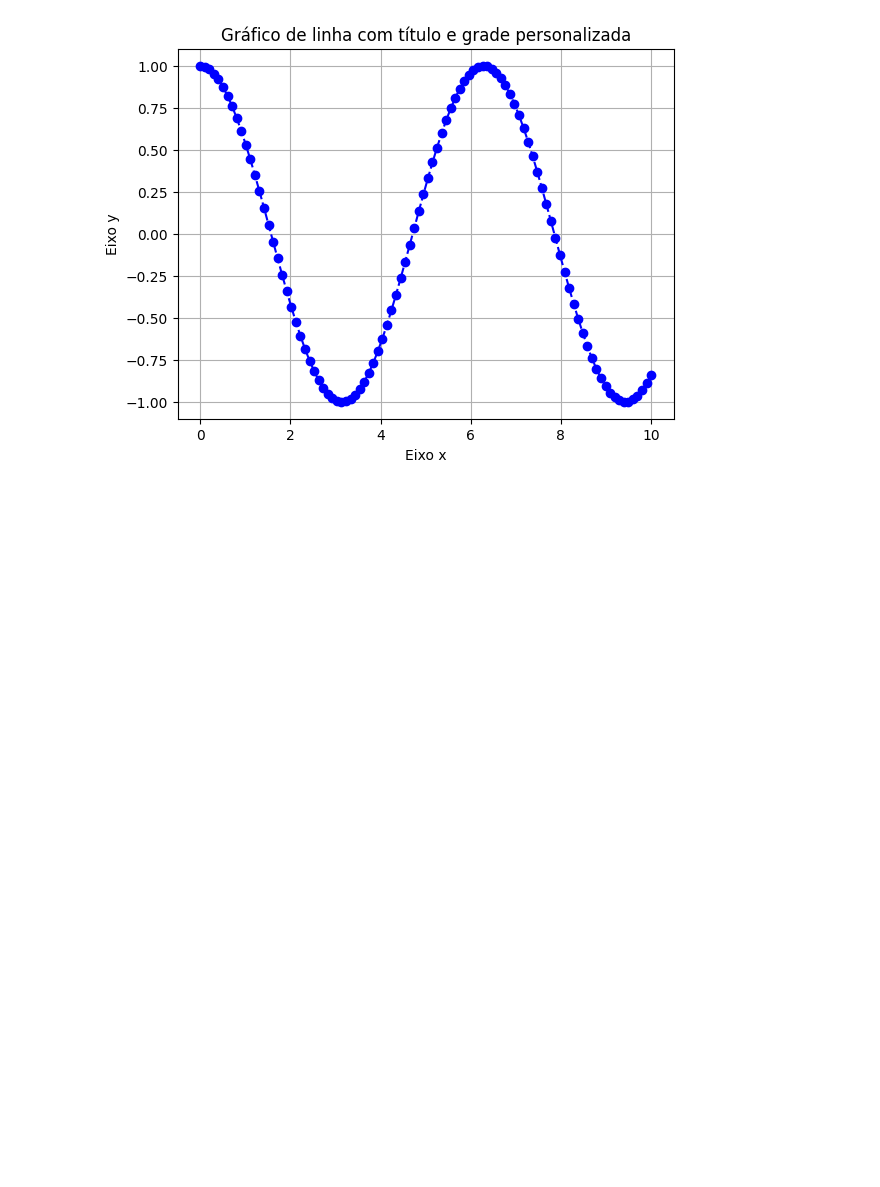
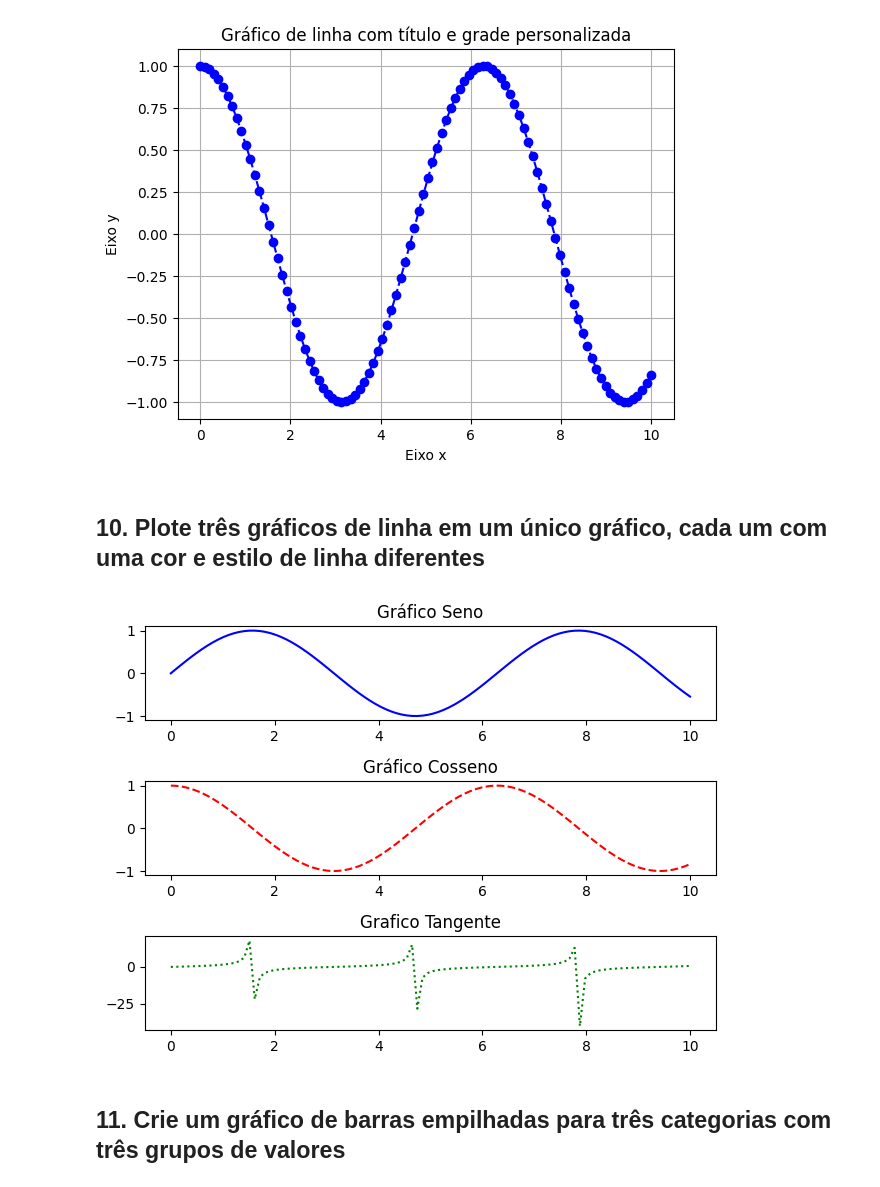
Before and after one commit to DaviFerreira0106/notebooks-inteligenciaArtificial, a Jupyter notebook: Exercicios_MatplotLib.ipynb, the cells around one changed output. Drawn from its saved outputs; the diff is of its cells as text; code cells hidden in the pictures; blank space fills up the shorter version.

```diff
--- a/Exercicios_MatplotLib.ipynb
+++ b/Exercicios_MatplotLib.ipynb
@@ -132,3 +132,32 @@ plt.grid(True)
 plt.show()
 # %% [output]
 [figure]
+# %% [markdown]
+## 10. Plote três gráficos de linha em um único gráfico, cada um com uma cor e estilo de linha diferentes
+# %%
+import matplotlib.pyplot as plt
+import numpy as np
+
+x = np.linspace(0, 10, 100)
+y1 = np.sin(x)
+y2 = np.cos(x)
+y3 = np.tan(x)
+
+plt.subplot(3, 1, 1)
+plt.plot(x, y1, color='blue', linestyle='-')
+plt.title('Gráfico Seno')
+
+plt.subplot(3, 1, 2)
+plt.plot(x, y2, color='red', linestyle='--')
+plt.title('Gráfico Cosseno')
+
+plt.subplot(3, 1, 3)
+plt.plot(x, y3, color='green', linestyle=':')
+plt.title('Grafico Tangente')
+
+plt.tight_layout()
+plt.show()
+# %% [output]
+[figure, added]
+# %% [markdown]
+## 11. Crie um gráfico de barras empilhadas para três categorias com três grupos de valores
```
Also changed, not shown: parts of 1 cell of this notebook.
